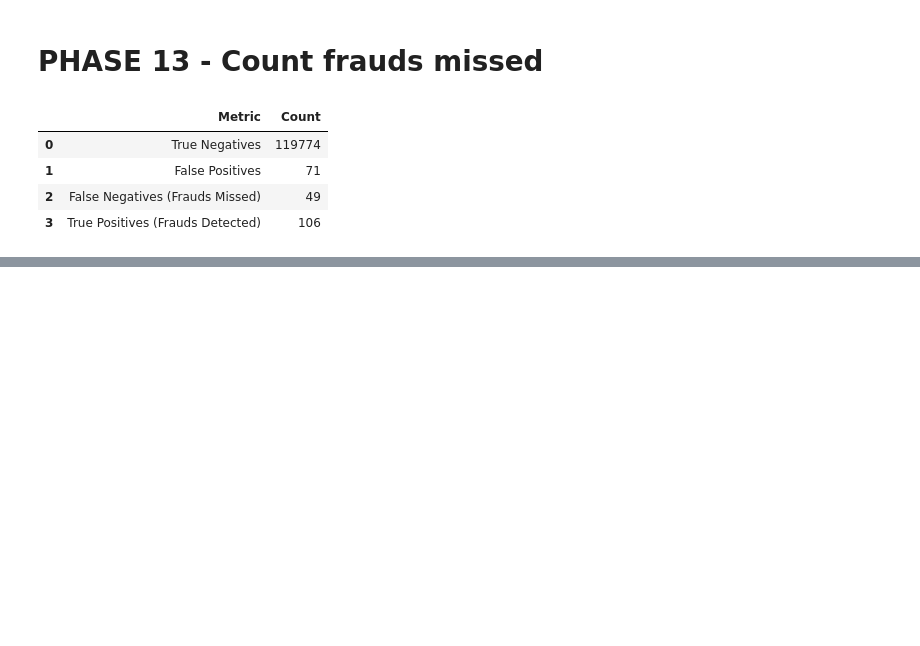
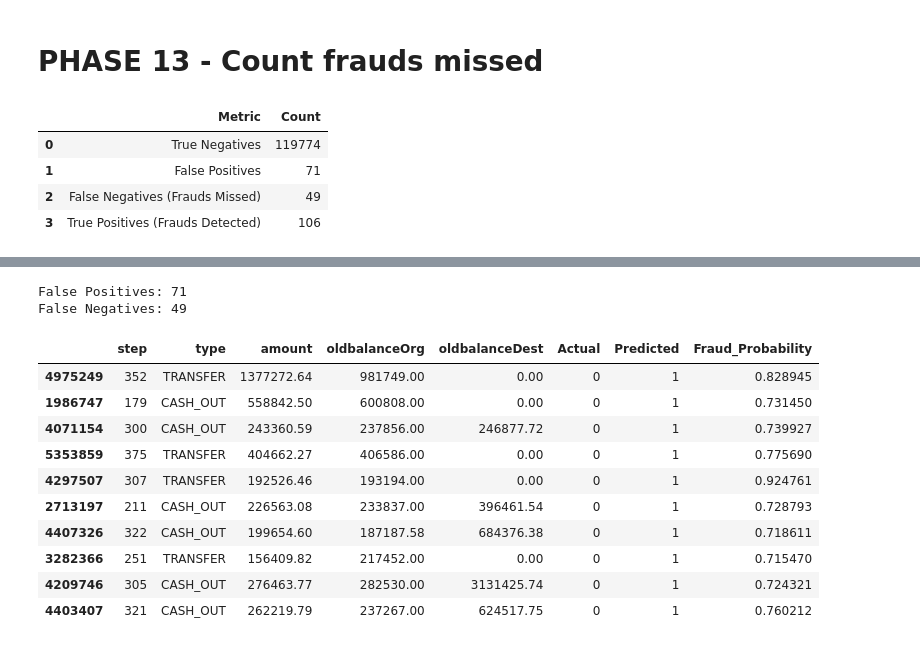
Before and after one commit to RawanHanyy/FraudShield-AI, a Jupyter notebook: notebooks/FraudShield_AI_Graduation_Project.ipynb, the cells around one changed output, grey strips where cells are left out. Drawn from its saved outputs; the diff is of its cells as text; code cells hidden in the pictures; blank space fills up the shorter version.

```diff
--- a/notebooks/FraudShield_AI_Graduation_Project.ipynb
+++ b/notebooks/FraudShield_AI_Graduation_Project.ipynb
@@ -777,0 +787,8 @@ final_cm_df
+# %%
+test_results = X_test.copy()
+
+test_results["Actual"] = y_test.values
+test_results["Predicted"] = y_test_pred
+test_results["Fraud_Probability"] = y_test_prob
+
+test_results.head()
@@ -777,0 +802,30 @@ final_cm_df
+# %%
+false_positives = test_results[
+    (test_results["Actual"] == 0) &
+    (test_results["Predicted"] == 1)
+]
+
+false_negatives = test_results[
+    (test_results["Actual"] == 1) &
+    (test_results["Predicted"] == 0)
+]
+
+print("False Positives:", len(false_positives))
+print("False Negatives:", len(false_negatives))
+# %% [output]
+False Positives: 71
+False Negatives: 49
+# %%
+false_positives.head(10)
+# %% [output]
+|  | step | type | amount | oldbalanceOrg | oldbalanceDest | Actual | Predicted | Fraud_Probability |
+| 4975249 | 352 | TRANSFER | 1377272.64 | 981749.00 | 0.00 | 0 | 1 | 0.828945 |
+| 1986747 | 179 | CASH_OUT | 558842.50 | 600808.00 | 0.00 | 0 | 1 | 0.731450 |
+| 4071154 | 300 | CASH_OUT | 243360.59 | 237856.00 | 246877.72 | 0 | 1 | 0.739927 |
+| 5353859 | 375 | TRANSFER | 404662.27 | 406586.00 | 0.00 | 0 | 1 | 0.775690 |
+| 4297507 | 307 | TRANSFER | 192526.46 | 193194.00 | 0.00 | 0 | 1 | 0.924761 |
+| 2713197 | 211 | CASH_OUT | 226563.08 | 233837.00 | 396461.54 | 0 | 1 | 0.728793 |
+| 4407326 | 322 | CASH_OUT | 199654.60 | 187187.58 | 684376.38 | 0 | 1 | 0.718611 |
+| 3282366 | 251 | TRANSFER | 156409.82 | 217452.00 | 0.00 | 0 | 1 | 0.715470 |
+| 4209746 | 305 | CASH_OUT | 276463.77 | 282530.00 | 3131425.74 | 0 | 1 | 0.724321 |
+| 4403407 | 321 | CASH_OUT | 262219.79 | 237267.00 | 624517.75 | 0 | 1 | 0.760212 |
```
Also changed, not shown: parts of 14 cells of this notebook.
